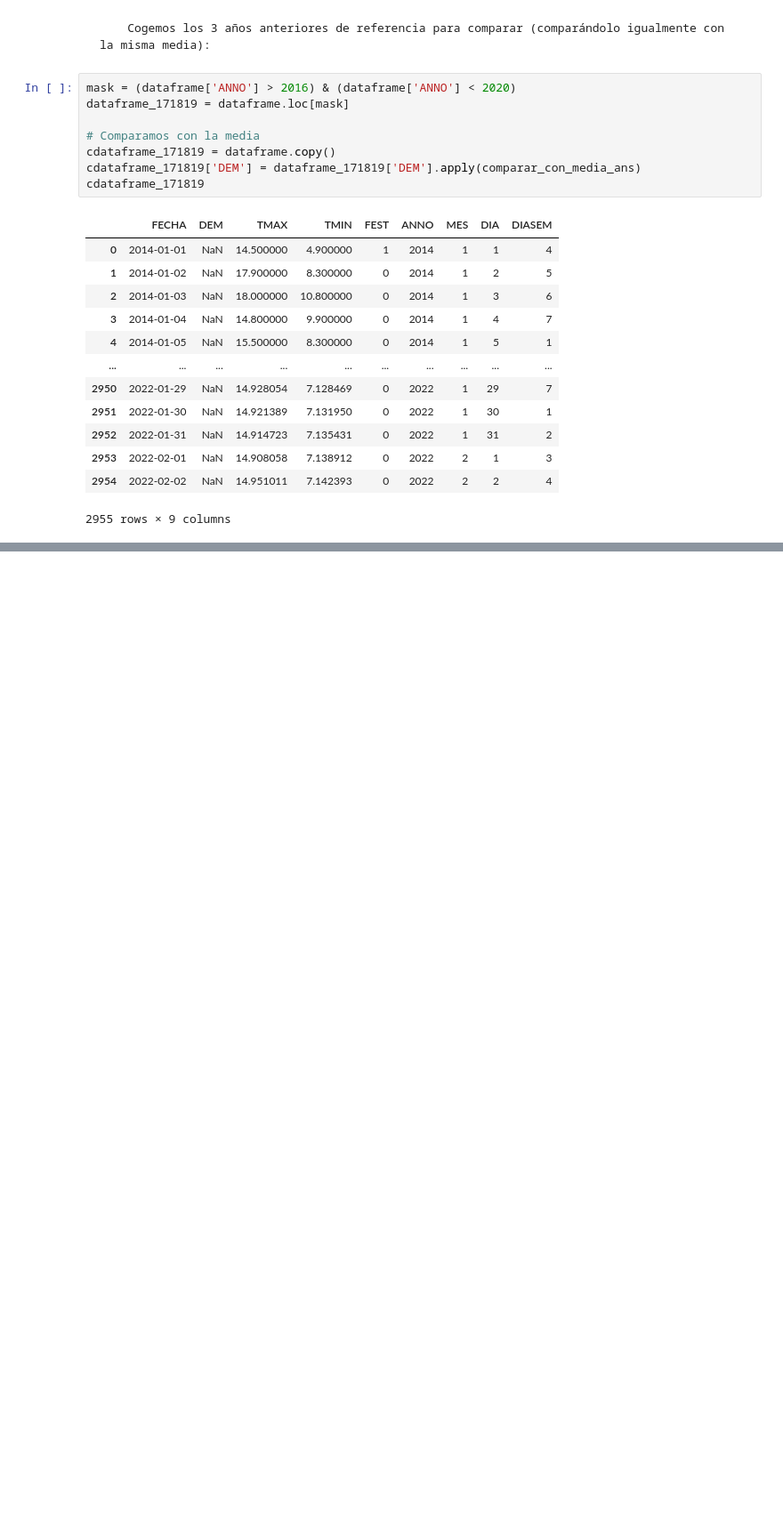
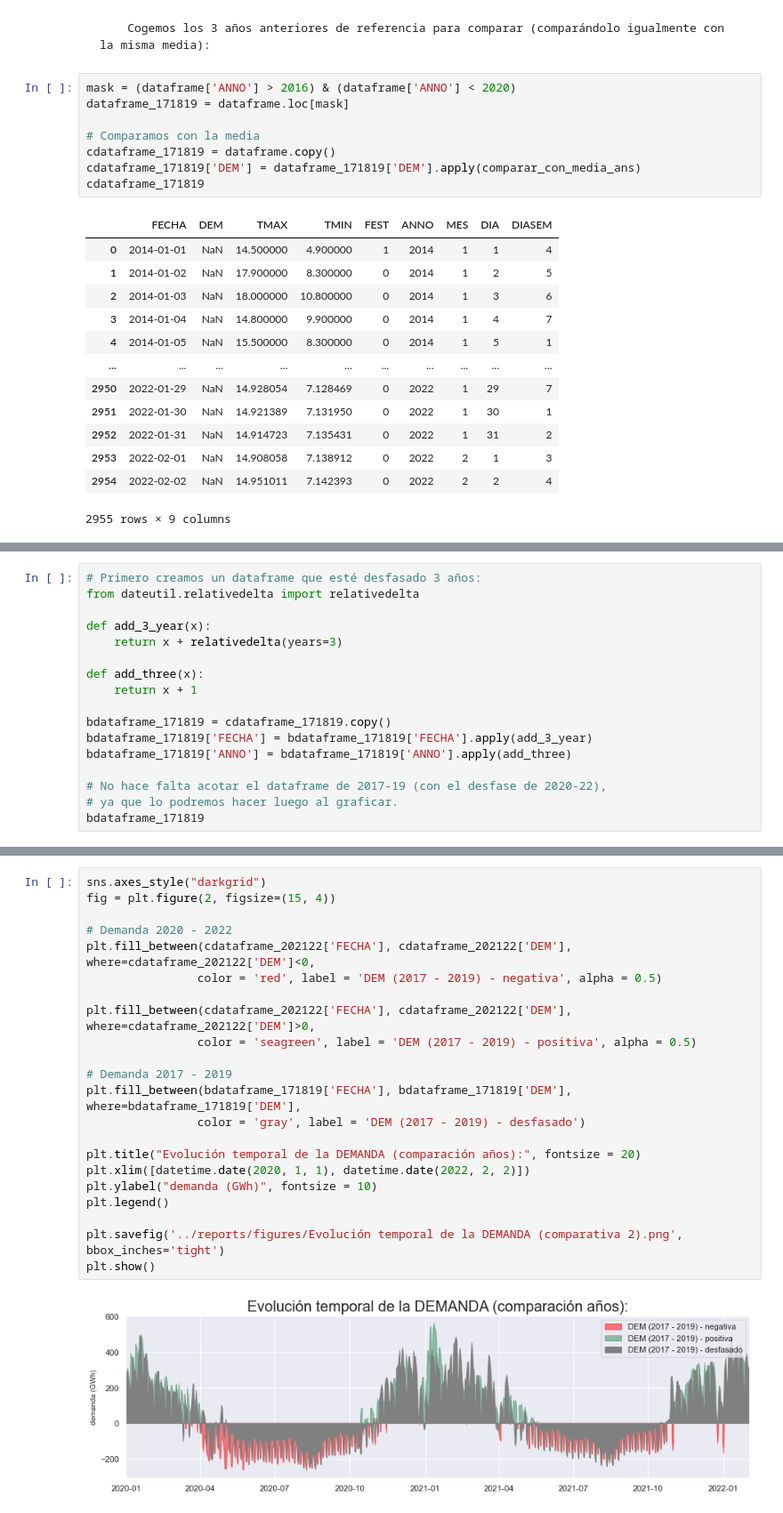
Before and after one commit to SeroviICAI/TRABAJO-1-ESTADISTICA-DESCRIPTIVA, a Jupyter notebook: notebooks/demanda_202122.ipynb, the cells around one changed output, grey strips where cells are left out. Shown at 89% size. Saved outputs shown, nothing was run; the diff lists cells and outputs as text; blank space fills up the shorter version.

```diff
--- a/notebooks/demanda_202122.ipynb
+++ b/notebooks/demanda_202122.ipynb
@@ -218,0 +213,17 @@ plt.show()
+# %%
+# Primero creamos un dataframe que esté desfasado 3 años:
+from dateutil.relativedelta import relativedelta
+
+def add_3_year(x):
+    return x + relativedelta(years=3)
+
+def add_three(x):
+    return x + 1
+
+bdataframe_171819 = cdataframe_171819.copy()
+bdataframe_171819['FECHA'] = bdataframe_171819['FECHA'].apply(add_3_year)
+bdataframe_171819['ANNO'] = bdataframe_171819['ANNO'].apply(add_three)
+
+# No hace falta acotar el dataframe de 2017-19 (con el desfase de 2020-22),
+# ya que lo podremos hacer luego al graficar.
+bdataframe_171819
@@ -218,0 +244,24 @@ plt.show()
+# %%
+sns.axes_style("darkgrid")
+fig = plt.figure(2, figsize=(15, 4))
+
+# Demanda 2020 - 2022
+plt.fill_between(cdataframe_202122['FECHA'], cdataframe_202122['DEM'], where=cdataframe_202122['DEM']<0,
+                color = 'red', label = 'DEM (2017 - 2019) - negativa', alpha = 0.5)
+
+plt.fill_between(cdataframe_202122['FECHA'], cdataframe_202122['DEM'], where=cdataframe_202122['DEM']>0,
+                color = 'seagreen', label = 'DEM (2017 - 2019) - positiva', alpha = 0.5)
+
+# Demanda 2017 - 2019
+plt.fill_between(bdataframe_171819['FECHA'], bdataframe_171819['DEM'], where=bdataframe_171819['DEM'],
+                color = 'gray', label = 'DEM (2017 - 2019) - desfasado')
+
+plt.title("Evolución temporal de la DEMANDA (comparación años):", fontsize = 20)
+plt.xlim([datetime.date(2020, 1, 1), datetime.date(2022, 2, 2)])
+plt.ylabel("demanda (GWh)", fontsize = 10)
+plt.legend()
+
+plt.savefig('../reports/figures/Evolución temporal de la DEMANDA (comparativa 2).png', bbox_inches='tight')
+plt.show()
+# %% [output]
+[figure, added]
```
Also changed, not shown: parts of 4 cells of this notebook, 4 other files.
